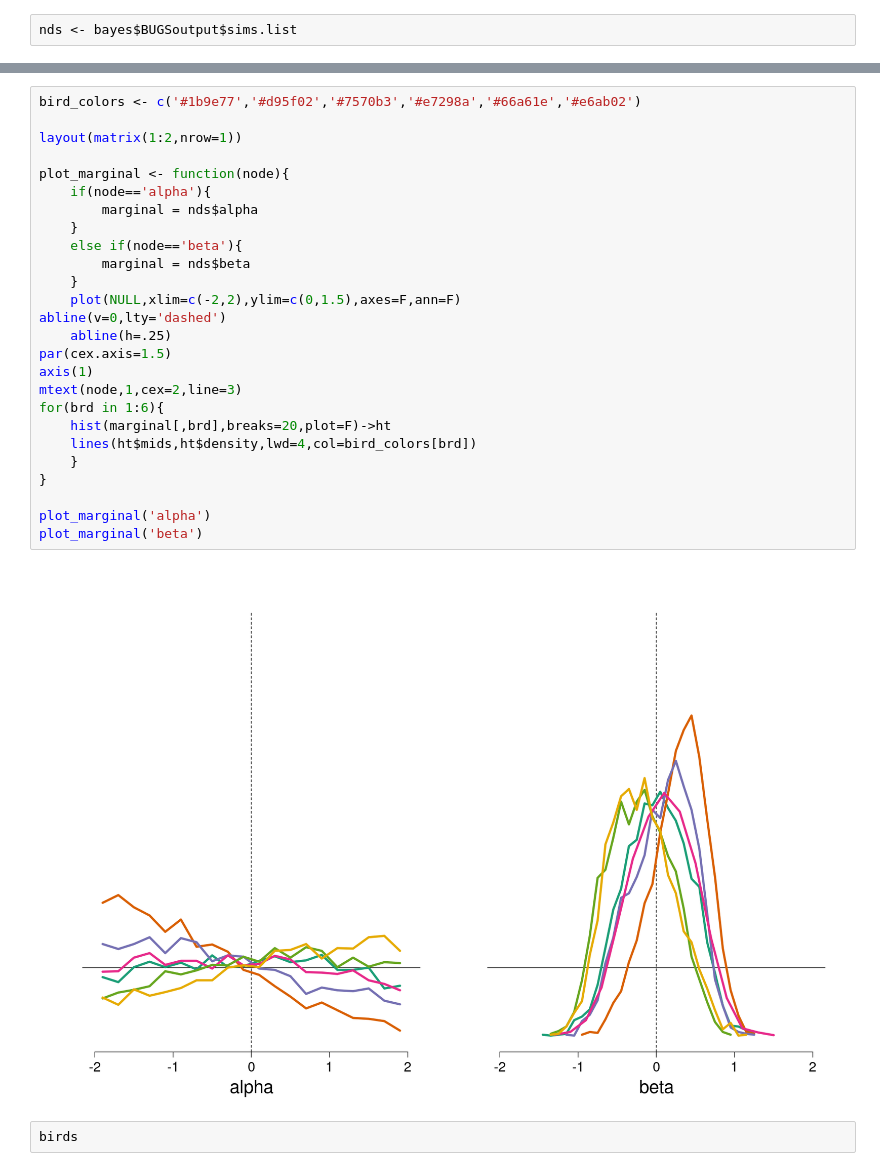
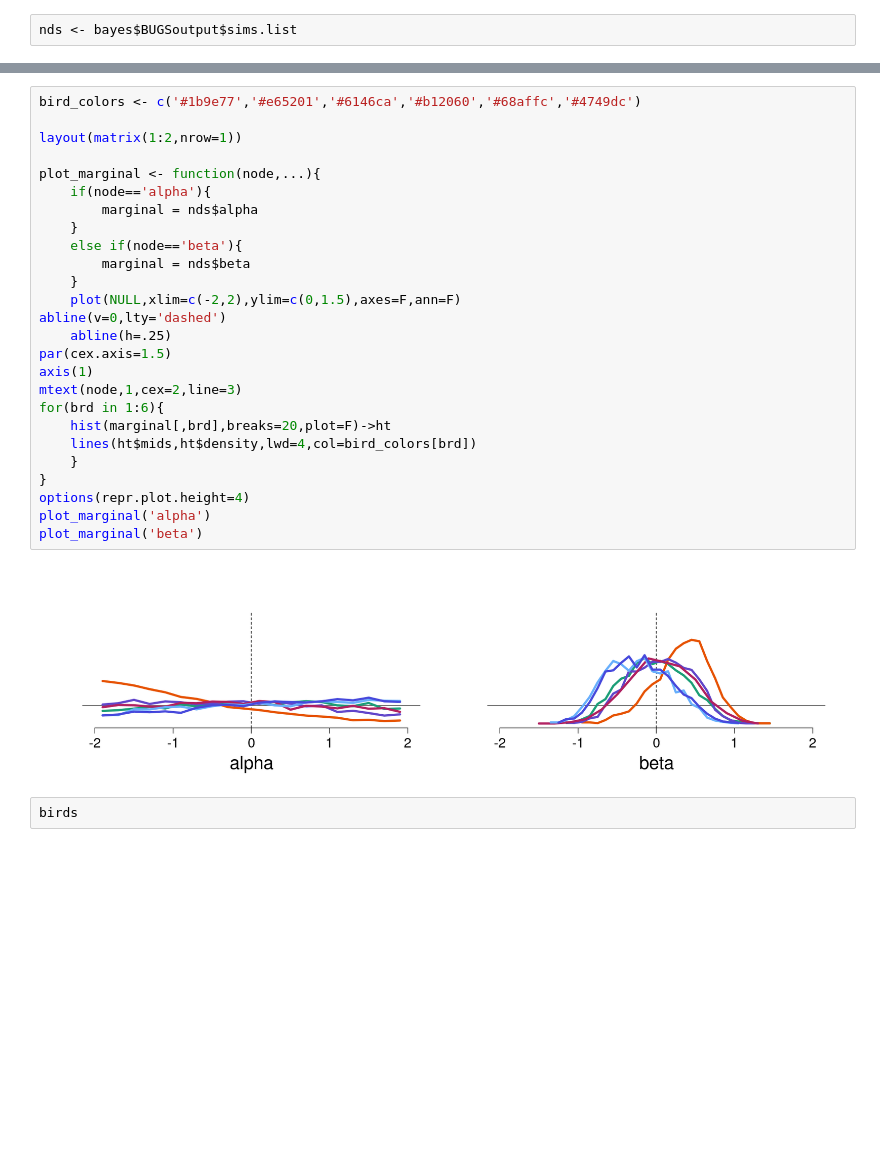
Before and after one commit to JLBaroja/BayesianMatching, a Jupyter notebook: birds_ind_differences.ipynb, the cells around one changed output, grey strips where cells are left out. Drawn from its saved outputs; the diff is of its cells as text; blank space fills up the shorter version.

```diff
--- a/birds_ind_differences.ipynb
+++ b/birds_ind_differences.ipynb
@@ -208,31 +171,31 @@ summary(nds$beta)
 # %%
-bird_colors <- c('#1b9e77','#d95f02','#7570b3','#e7298a','#66a61e','#e6ab02')
+bird_colors <- c('#1b9e77','#e65201','#6146ca','#b12060','#68affc','#4749dc')
 
 layout(matrix(1:2,nrow=1))
 
-plot_marginal <- function(node){
+plot_marginal <- function(node,...){
     if(node=='alpha'){
         marginal = nds$alpha
     }
     else if(node=='beta'){
         marginal = nds$beta
     }
     plot(NULL,xlim=c(-2,2),ylim=c(0,1.5),axes=F,ann=F)
 abline(v=0,lty='dashed')
     abline(h=.25)
 par(cex.axis=1.5)
 axis(1)
 mtext(node,1,cex=2,line=3)
 for(brd in 1:6){
     hist(marginal[,brd],breaks=20,plot=F)->ht
     lines(ht$mids,ht$density,lwd=4,col=bird_colors[brd])
     }
 }
-
+options(repr.plot.height=4)
 plot_marginal('alpha')
 plot_marginal('beta')
 # %% [output]
-[figure, old version]
+[figure, new version]
 # %%
 birds
 # %% [output]
```
Also changed, not shown: parts of 35 cells of this notebook.
